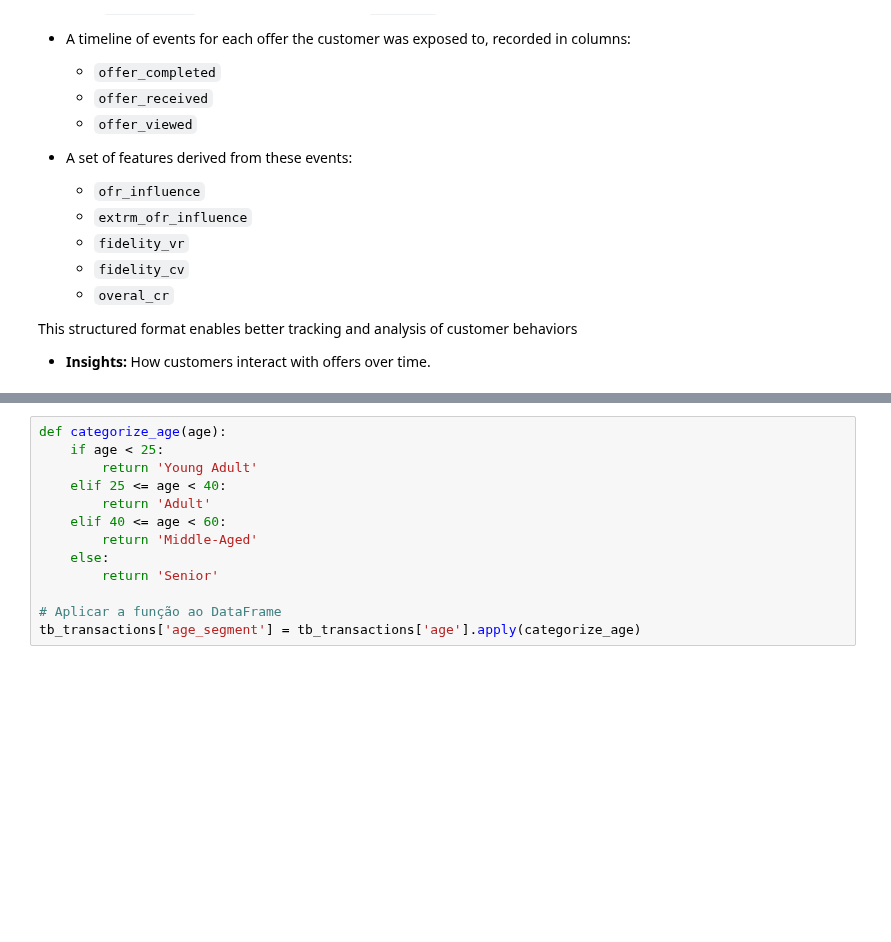
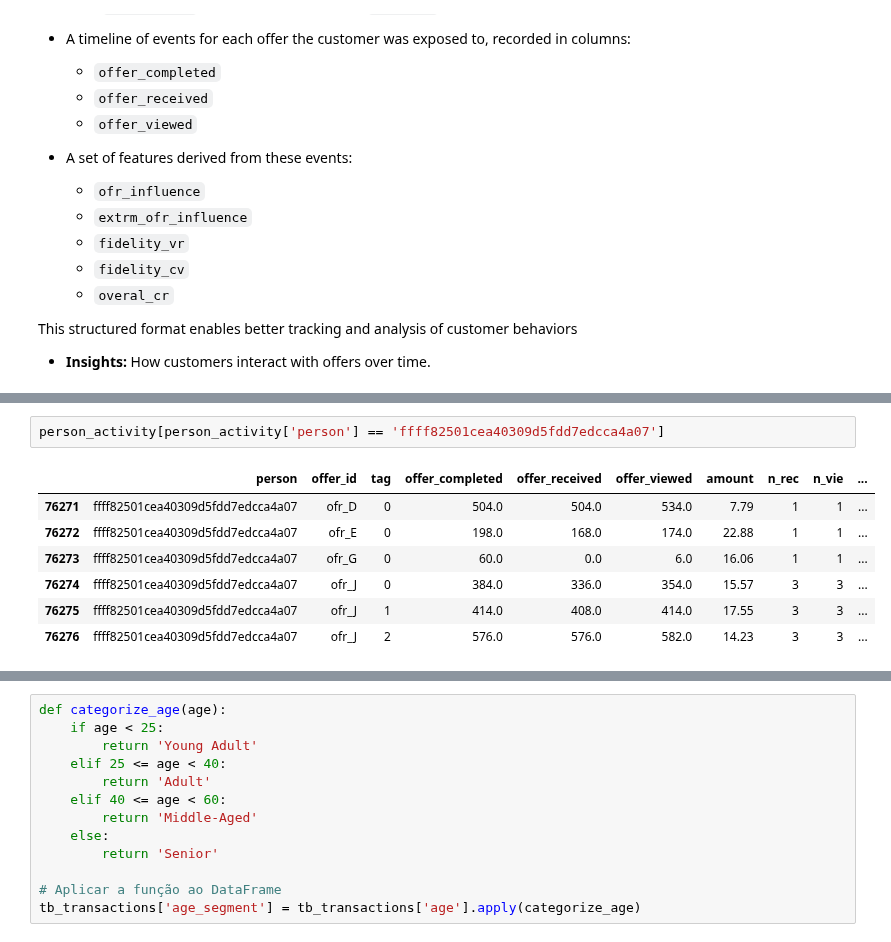
Before and after one commit to Niltonjuniorphd/Starbucks_project, a Jupyter notebook: Starbucks_Capstone_notebook.ipynb, the cells around one changed output, grey strips where cells are left out. Drawn from its saved outputs; the diff is of its cells as text; blank space fills up the shorter version.

```diff
--- a/Starbucks_Capstone_notebook.ipynb
+++ b/Starbucks_Capstone_notebook.ipynb
@@ -459,2 +376,12 @@ person_activity
+# %%
+person_activity[person_activity['person'] == 'ffff82501cea40309d5fdd7edcca4a07']
+# %% [output]
+|  | person | offer_id | tag | offer_completed | offer_received | offer_viewed | amount | n_rec | n_vie | ... |
+| 76271 | ffff82501cea40309d5fdd7edcca4a07 | ofr_D | 0 | 504.0 | 504.0 | 534.0 | 7.79 | 1 | 1 | ... |
+| 76272 | ffff82501cea40309d5fdd7edcca4a07 | ofr_E | 0 | 198.0 | 168.0 | 174.0 | 22.88 | 1 | 1 | ... |
+| 76273 | ffff82501cea40309d5fdd7edcca4a07 | ofr_G | 0 | 60.0 | 0.0 | 6.0 | 16.06 | 1 | 1 | ... |
+| 76274 | ffff82501cea40309d5fdd7edcca4a07 | ofr_J | 0 | 384.0 | 336.0 | 354.0 | 15.57 | 3 | 3 | ... |
+| 76275 | ffff82501cea40309d5fdd7edcca4a07 | ofr_J | 1 | 414.0 | 408.0 | 414.0 | 17.55 | 3 | 3 | ... |
+| 76276 | ffff82501cea40309d5fdd7edcca4a07 | ofr_J | 2 | 576.0 | 576.0 | 582.0 | 14.23 | 3 | 3 | ... |
 # %%
 person_activity.info()
```
Also changed, not shown: parts of 35 cells of this notebook.
